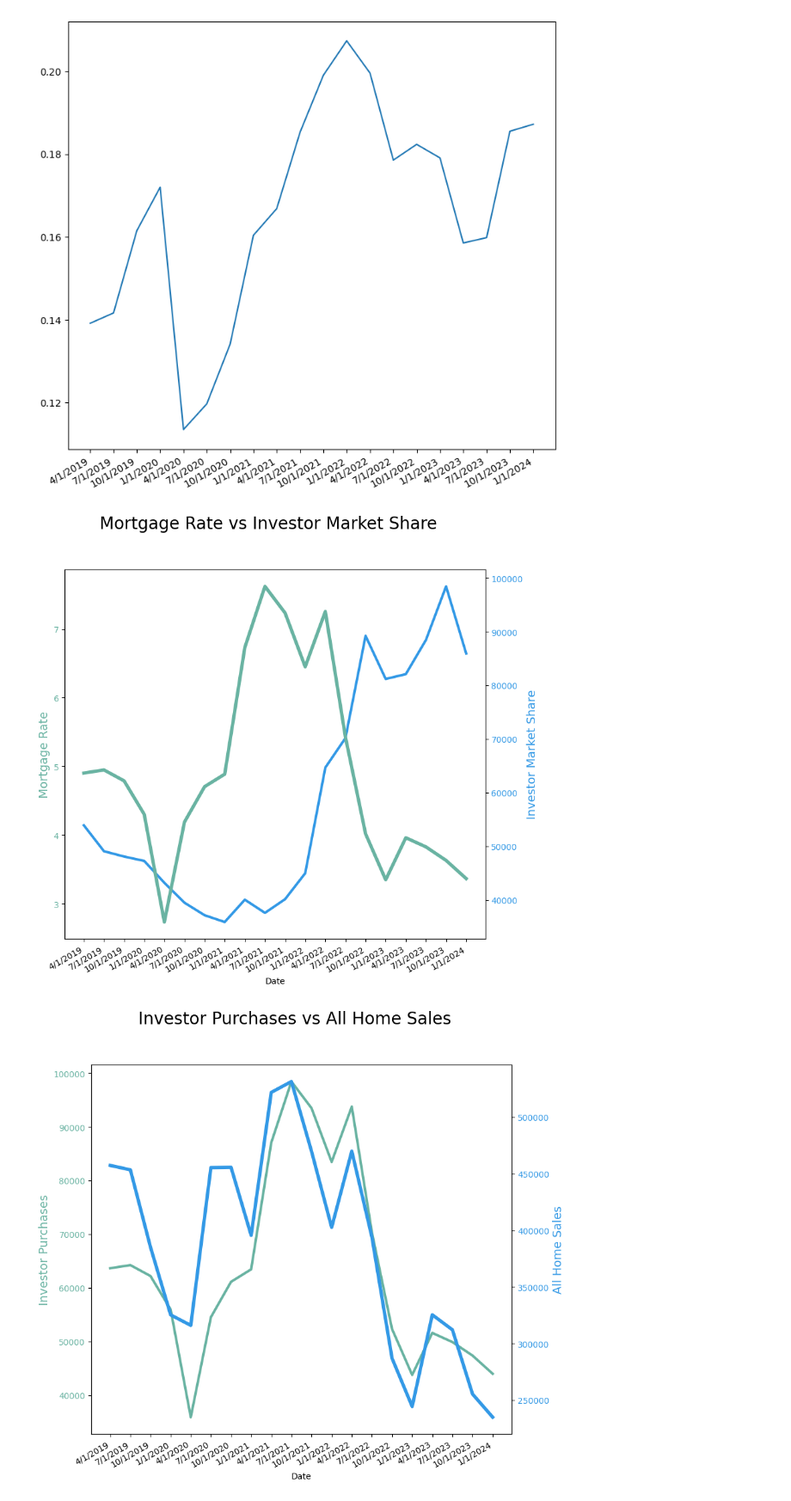
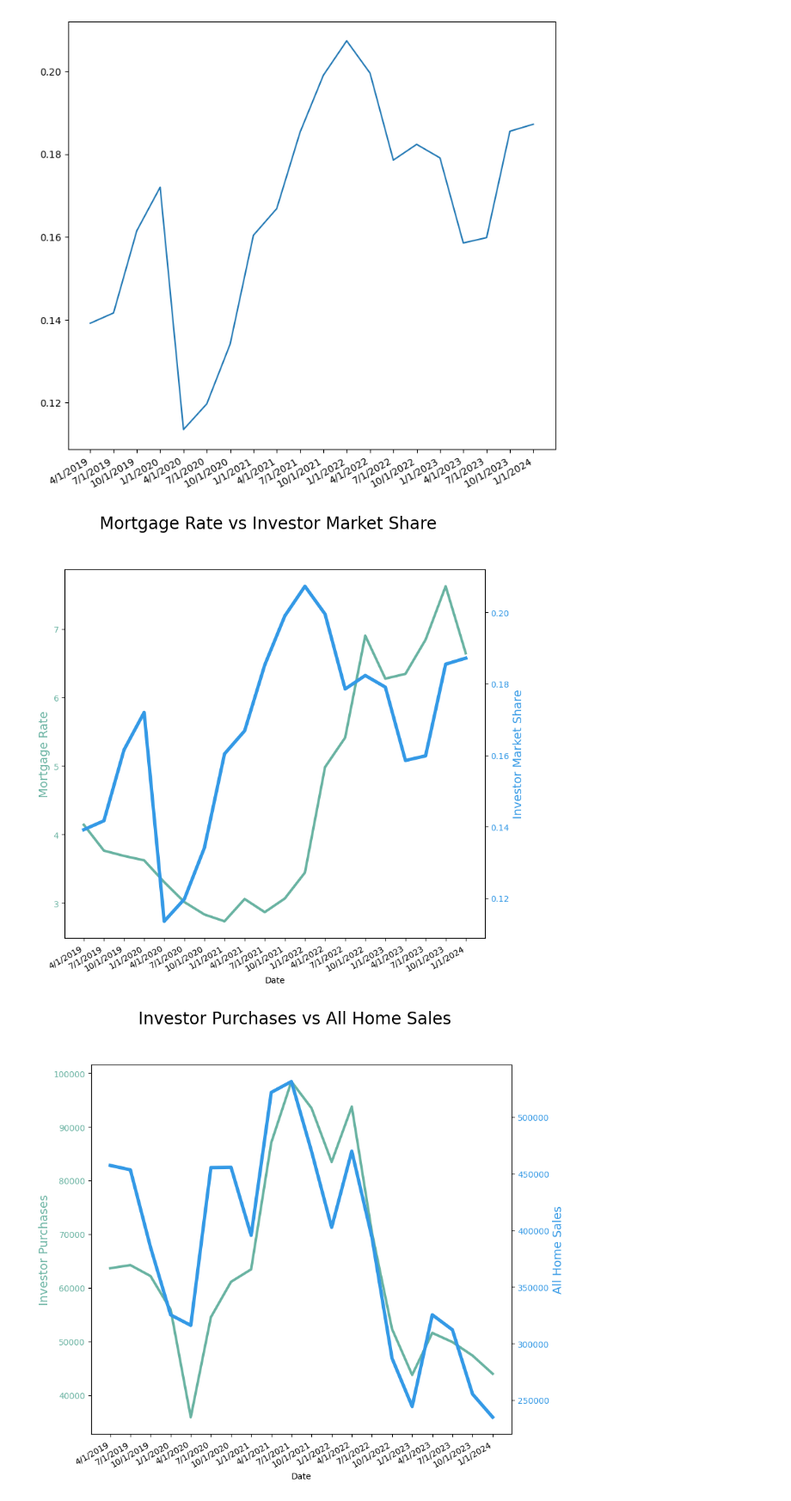
Before and after one commit to jriebe7/Housing-Project, a Jupyter notebook: Rudra Data.ipynb, the cells around one changed output. Shown: that part at 86% size. Drawn from its saved outputs; the diff is of its cells as text; code cells hidden in the pictures.

```diff
--- a/Rudra Data.ipynb
+++ b/Rudra Data.ipynb
@@ -129,28 +140,27 @@ fig.autofmt_xdate()
 # %%
 COLOR_MORTGAGE30US = "#69b3a2"
 COLOR_Investor_Market_Share = "#3399e6"
 
 fig, ax1 = plt.subplots(figsize=(9, 9))
 ax2 = ax1.twinx()
 
-ax1.plot(Quarter, MORTGAGE30US, color=COLOR_Investor_Market_Share, lw=3)
-ax2.plot(Quarter, Investor_Purchases, color=COLOR_Investor_Purchases, lw=4)
+ax1.plot(Quarter, MORTGAGE30US, color=COLOR_MORTGAGE30US, lw=3)
+ax2.plot(Quarter, Investor_Market_Share, COLOR_Investor_Market_Share, lw=4)
 
 ax1.set_xlabel("Date")
 ax1.set_ylabel("Mortgage Rate", color=COLOR_MORTGAGE30US, fontsize=14)
 ax1.tick_params(axis="y", labelcolor=COLOR_MORTGAGE30US)
 
 ax2.set_ylabel("Investor Market Share", color=COLOR_Investor_Market_Share, fontsize=14)
 ax2.tick_params(axis="y", labelcolor=COLOR_Investor_Market_Share)
 
 fig.suptitle("Mortgage Rate vs Investor Market Share", fontsize=20)
 fig.autofmt_xdate()
 
-
 plt.savefig('Mortgage Rate vs Investor Market Share.png')
 plt.show()
 # %% [output]
-[figure, old version]
+[figure, new version]
 # %%
 COLOR_Investor_Purchases = "#69b3a2"
 COLOR_All_Home_Sales = "#3399e6"
```
Also changed, not shown: parts of 2 cells of this notebook, 4 other files.
